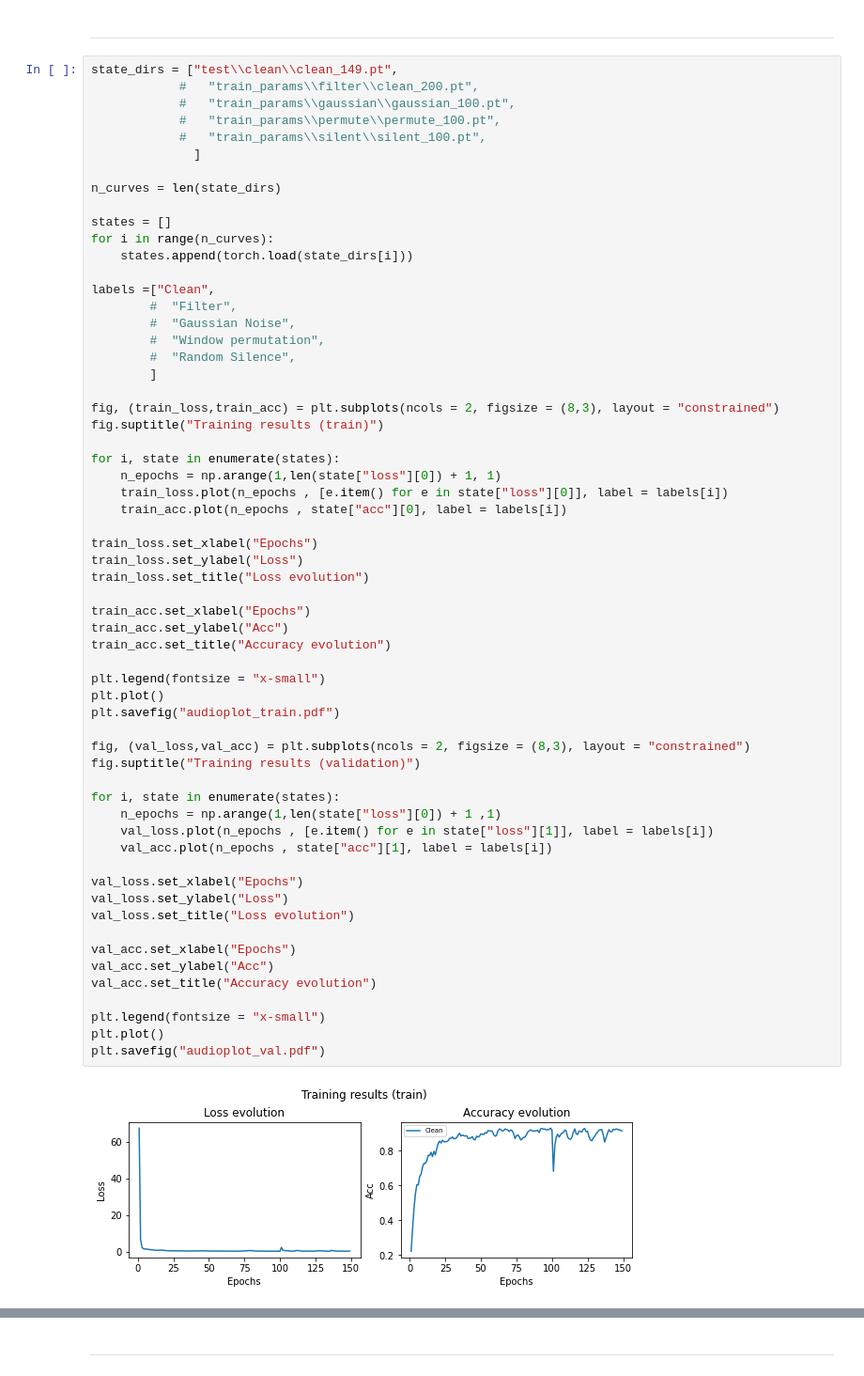
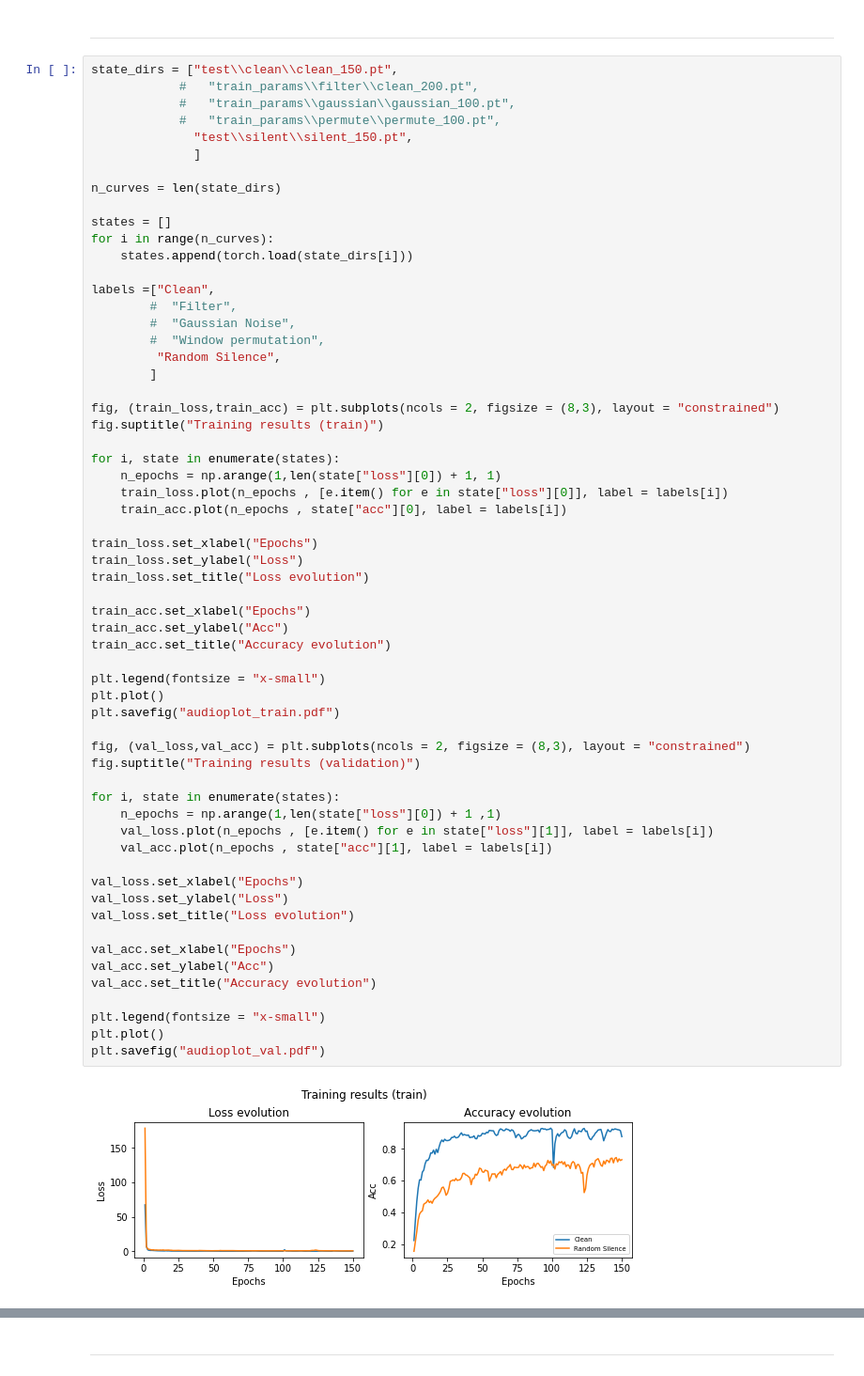
Before and after one commit to feborja/EL7024, a Jupyter notebook: audio_plotter.ipynb, the cells around one changed output, grey strips where cells are left out. Shown at 94% size. Saved outputs shown, nothing was run; the diff lists cells and outputs as text.

```diff
--- a/audio_plotter.ipynb
+++ b/audio_plotter.ipynb
@@ -5,11 +5,11 @@ import matplotlib.pyplot as plt
 # %% [markdown]
 ***
 # %%
-state_dirs = ["test\\clean\\clean_149.pt",
+state_dirs = ["test\\clean\\clean_150.pt",
             #   "train_params\\filter\\clean_200.pt",
             #   "train_params\\gaussian\\gaussian_100.pt",
             #   "train_params\\permute\\permute_100.pt",
-            #   "train_params\\silent\\silent_100.pt",
+              "test\\silent\\silent_150.pt",
               ]
 
 n_curves = len(state_dirs)
@@ -22,7 +22,7 @@ labels =["Clean",
         #  "Filter",
         #  "Gaussian Noise",
         #  "Window permutation",
-        #  "Random Silence",
+         "Random Silence",
         ]
 
 fig, (train_loss,train_acc) = plt.subplots(ncols = 2, figsize = (8,3), layout = "constrained")
@@ -38,31 +38,31 @@ train_loss.set_ylabel("Loss")
 train_loss.set_title("Loss evolution")
 
 train_acc.set_xlabel("Epochs")
 train_acc.set_ylabel("Acc")
 train_acc.set_title("Accuracy evolution")
 
 plt.legend(fontsize = "x-small")
 plt.plot()
 plt.savefig("audioplot_train.pdf")
 
 fig, (val_loss,val_acc) = plt.subplots(ncols = 2, figsize = (8,3), layout = "constrained")
 fig.suptitle("Training results (validation)")
 
 for i, state in enumerate(states):
     n_epochs = np.arange(1,len(state["loss"][0]) + 1 ,1)
     val_loss.plot(n_epochs , [e.item() for e in state["loss"][1]], label = labels[i])
     val_acc.plot(n_epochs , state["acc"][1], label = labels[i])
 
 val_loss.set_xlabel("Epochs")
 val_loss.set_ylabel("Loss")
 val_loss.set_title("Loss evolution")
 
 val_acc.set_xlabel("Epochs")
 val_acc.set_ylabel("Acc")
 val_acc.set_title("Accuracy evolution")
 
 plt.legend(fontsize = "x-small")
 plt.plot()
 plt.savefig("audioplot_val.pdf")
 # %% [output]
-[figure, old version]
+[figure, new version]
```
Also changed, not shown: parts of 1 cell of this notebook, 3 other files.
